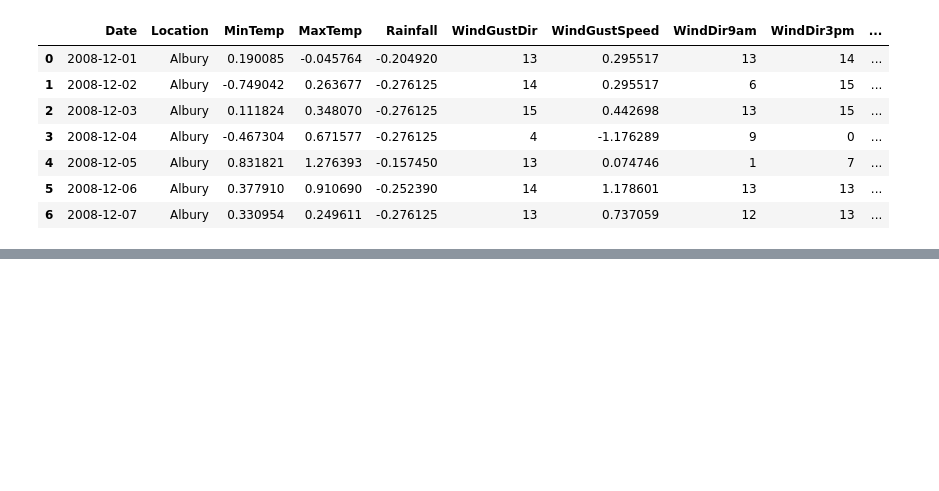
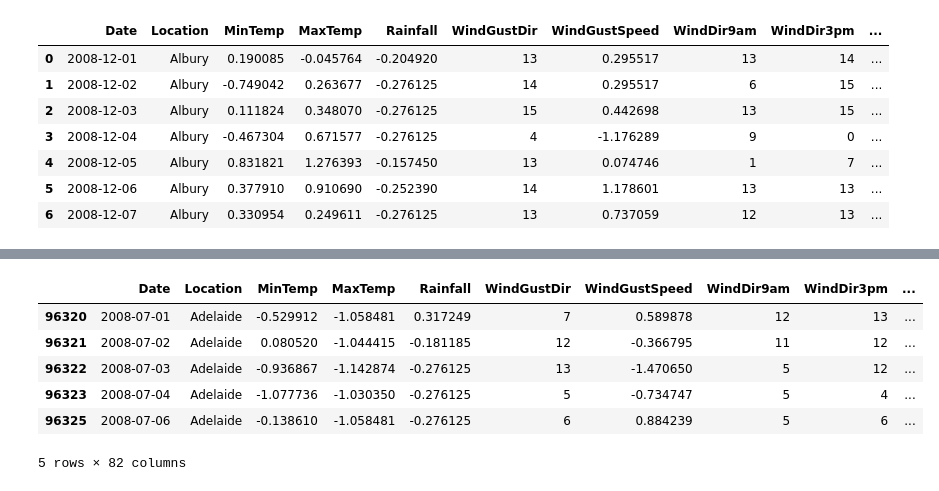
Before and after one commit to bluecode-hub/Robomanipal_research_mahek, a Jupyter notebook: robomanipal_task.ipynb, the cells around one changed output, grey strips where cells are left out. Saved outputs shown, nothing was run; the diff lists cells and outputs as text; code cells hidden in the pictures; blank space fills up the shorter version.

```diff
--- a/robomanipal_task.ipynb
+++ b/robomanipal_task.ipynb
@@ -352,3 +367,13 @@ data_copy = data_copy.sort_values(['Location', 'Date'])
 data_copy['Rainfall_3dayAvg'] = data_copy.groupby('Location')['Rainfall'].transform(lambda x: x.rolling(3, min_periods=1).mean())
 data_copy['Rainfall_Lag1'] = data_copy.groupby('Location')['Rainfall'].shift(1)
 data_copy['Temp3pm_Lag1'] = data_copy.groupby('Location')['Temp3pm'].shift(1)
+# %%
+data_copy.head()
+# %% [output]
+|  | Date | Location | MinTemp | MaxTemp | Rainfall | WindGustDir | WindGustSpeed | WindDir9am | WindDir3pm | ... |
+| 96320 | 2008-07-01 | Adelaide | -0.529912 | -1.058481 | 0.317249 | 7 | 0.589878 | 12 | 13 | ... |
+| 96321 | 2008-07-02 | Adelaide | 0.080520 | -1.044415 | -0.181185 | 12 | -0.366795 | 11 | 12 | ... |
+| 96322 | 2008-07-03 | Adelaide | -0.936867 | -1.142874 | -0.276125 | 13 | -1.470650 | 5 | 12 | ... |
+| 96323 | 2008-07-04 | Adelaide | -1.077736 | -1.030350 | -0.276125 | 5 | -0.734747 | 5 | 4 | ... |
+| 96325 | 2008-07-06 | Adelaide | -0.138610 | -1.058481 | -0.276125 | 6 | 0.884239 | 5 | 6 | ... |
+5 rows × 82 columns
```
Also changed, not shown: parts of 3 cells of this notebook.
